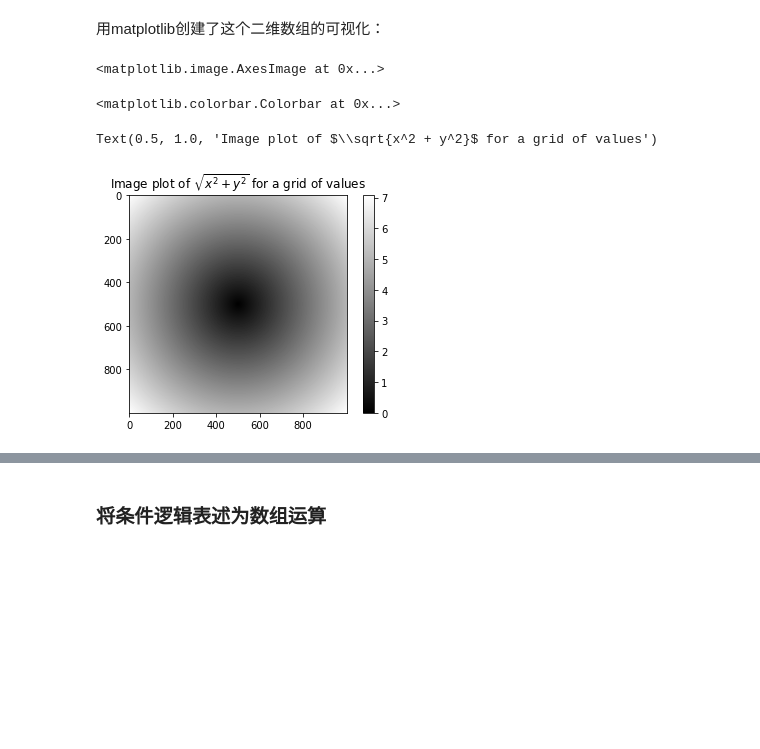
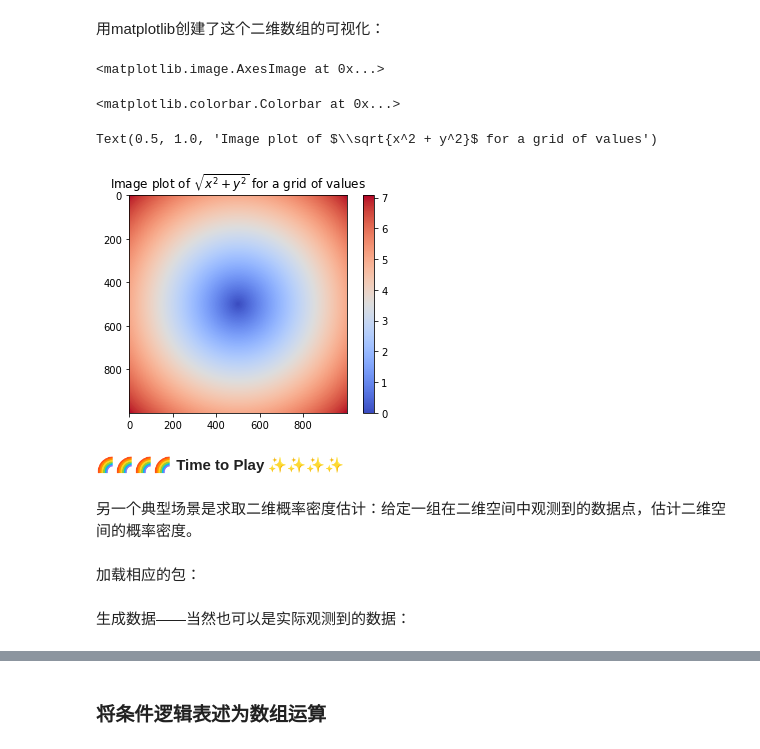
Before and after one commit to byaxb/DataMiningExperiments, a Jupyter notebook: ch03_数据挖掘常用模块A.ipynb, the cells around one changed output, grey strips where cells are left out. Drawn from its saved outputs; the diff is of its cells as text; code cells hidden in the pictures; blank space fills up the shorter version.

```diff
--- a/ch03_数据挖掘常用模块A.ipynb
+++ b/ch03_数据挖掘常用模块A.ipynb
@@ -990,12 +1010,19 @@ array([[7.07106781, 7.06400028, 7.05693985, ..., 7.04988652, 7.05693985,
 用matplotlib创建了这个二维数组的可视化：
 # %%
 import matplotlib.pyplot as plt
-plt.imshow(z, cmap=plt.cm.gray)
+
+plt.imshow(z, cmap='coolwarm')
 plt.colorbar()
 plt.title("Image plot of $\sqrt{x^2 + y^2}$ for a grid of values")
 plt.show()
 # %% [output]
 <matplotlib.image.AxesImage at 0x...>
 <matplotlib.colorbar.Colorbar at 0x...>
 Text(0.5, 1.0, 'Image plot of $\\sqrt{x^2 + y^2}$ for a grid of values')
-[figure, old version]
+[figure, new version]
+# %% [markdown]
+🌈🌈🌈🌈  **Time to Play**  ✨✨✨✨
+# %% [markdown]
+另一个典型场景是求取二维概率密度估计：给定一组在二维空间中观测到的数据点，估计二维空间的概率密度。
+# %% [markdown]
+加载相应的包：
@@ -1001,0 +1033,2 @@ Text(0.5, 1.0, 'Image plot of $\\sqrt{x^2 + y^2}$ for a grid of values')
+# %% [markdown]
+生成数据——当然也可以是实际观测到的数据：
```
Also changed, not shown: parts of 125 cells of this notebook, 1 other file.
